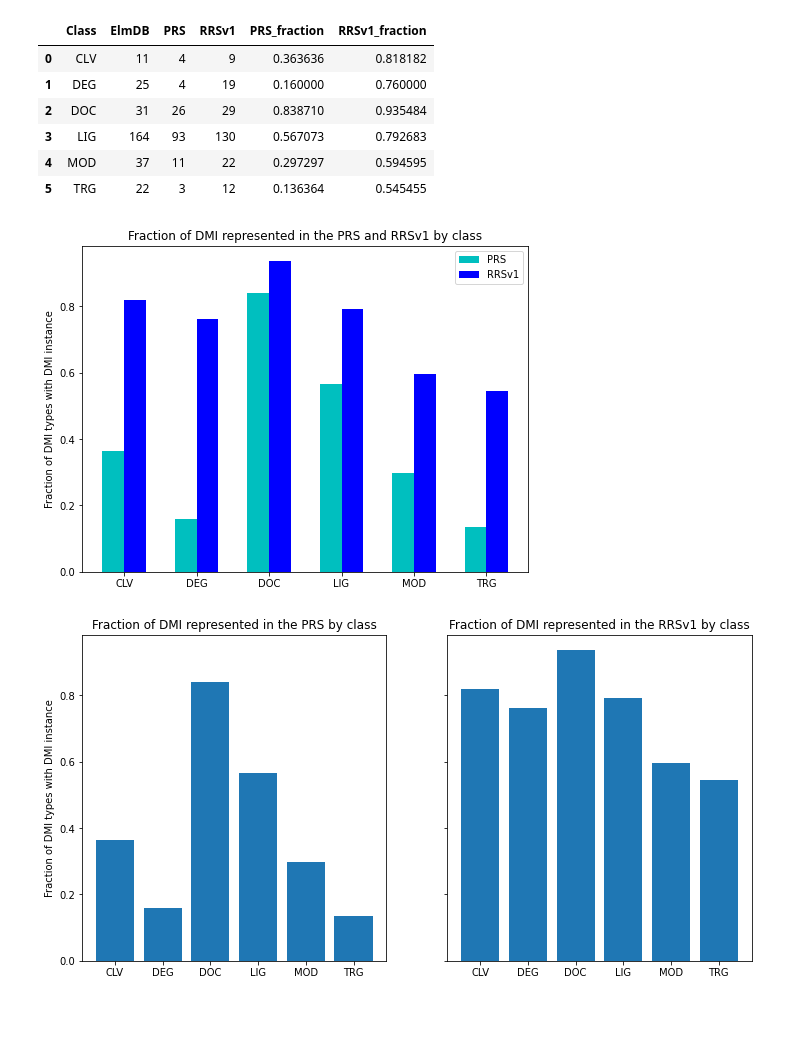
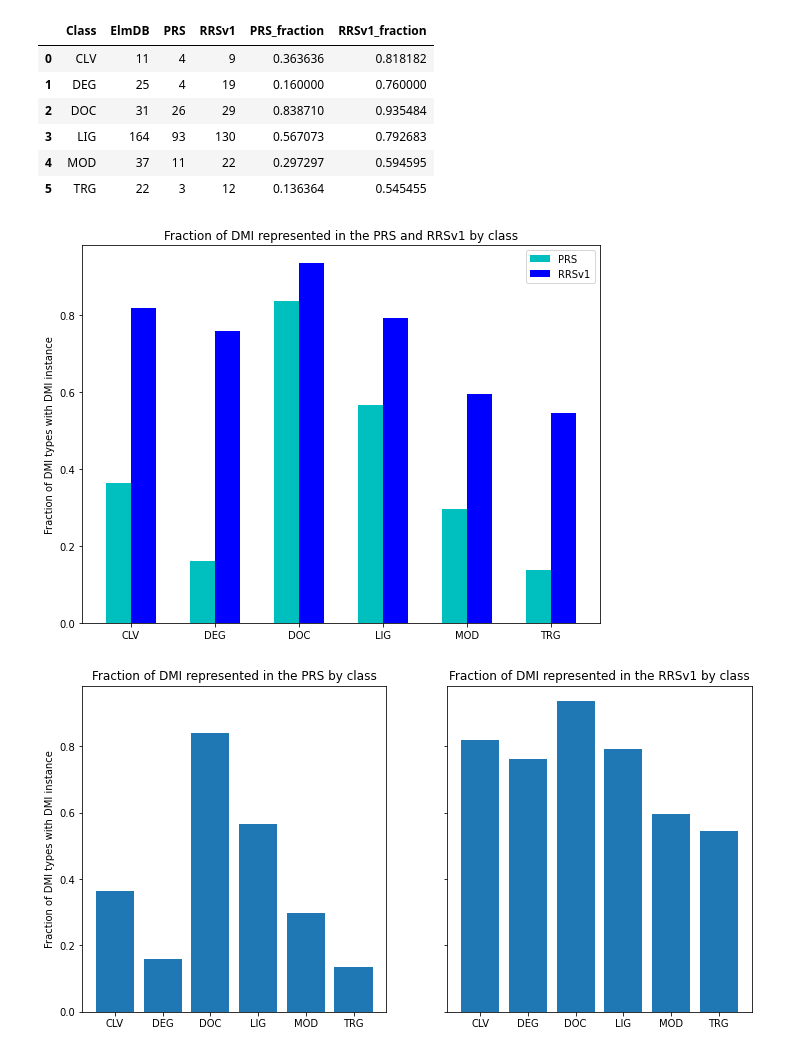
Before and after one commit to johnlee2104/DMI_predictor, a Jupyter notebook: PRS_RRS_features_analysis.ipynb, the cells around one changed output. Drawn from its saved outputs; the diff is of its cells as text; code cells hidden in the pictures; blank space fills up the shorter version.

```diff
--- a/PRS_RRS_features_analysis.ipynb
+++ b/PRS_RRS_features_analysis.ipynb
@@ -5,7 +5,7 @@ import matplotlib.pyplot as plt
 import numpy as np
 # %%
 PRS= pd.read_csv('/Users/johnlee/Coding/Python/DMI/PRS/ND_ELM_PRS_merged_v2_20210208_with_features.tsv', sep= '\t', index_col=0)
-RRSv1= pd.read_csv('/Users/johnlee/Coding/Python/DMI/RRS/RRSv1.tsv', sep= '\t', index_col= 0)
+RRSv1= pd.read_csv('/Users/johnlee/Coding/Python/DMI/RRS/RRSv1_20210202.tsv', sep= '\t', index_col= 0)
 # %%
 RRSv1.head()
 # %% [output]
@@ -136,20 +136,23 @@ DMI_count_df
 # %%
 N= 6
 ind= np.arange(N)
 width= 0.3
 
 plt.figure(figsize= (8,6))
 plt.bar(ind, DMI_count_df.PRS_fraction, width, color= 'c', label= 'PRS')
 plt.bar(ind + width, DMI_count_df.RRSv1_fraction, width, color= 'b', label= 'RRSv1')
 
 plt.xticks(ind + width / 2, DMI_count_df.Class)
 plt.title('Fraction of DMI represented in the PRS and RRSv1 by class')
 plt.ylabel('Fraction of DMI types with DMI instance')
 plt.legend(loc= 'best')
 
+plt.tight_layout()
+plt.savefig('/Users/johnlee/Coding/Python/DMI/PRS_RRS_analysis_plots/DMI_fraction_PRS_RRSv1.pdf')
+
 plt.show()
 # %% [output]
-[figure, old version]
+[figure, new version]
 # %%
 fig, (ax1, ax2)= plt.subplots(1, 2, figsize= (12, 6), sharey= True)
 
```
Also changed, not shown: parts of 8 cells of this notebook, 1 other file.
